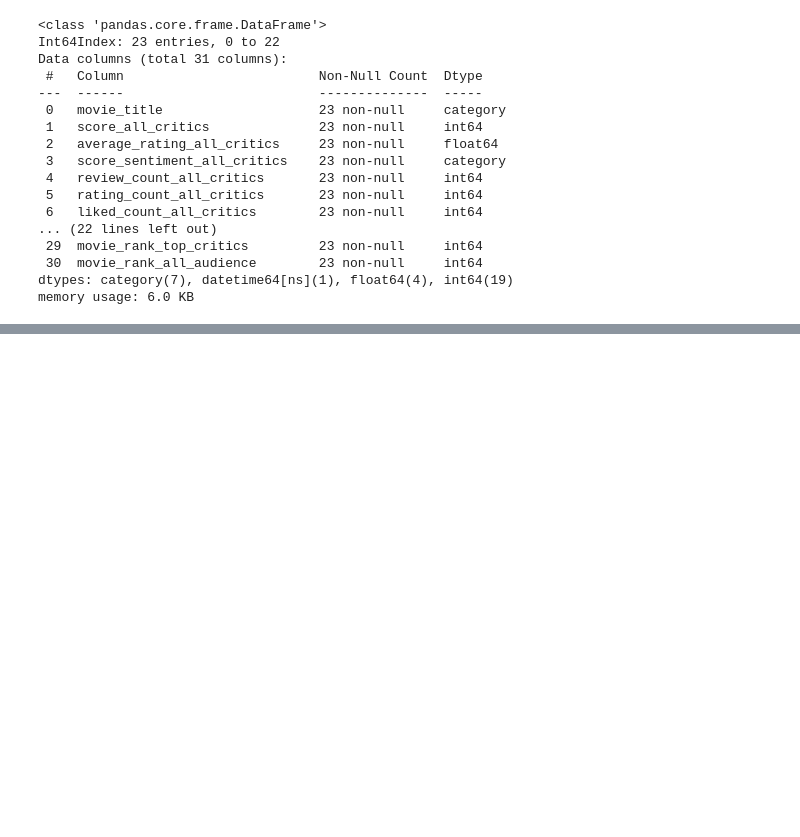
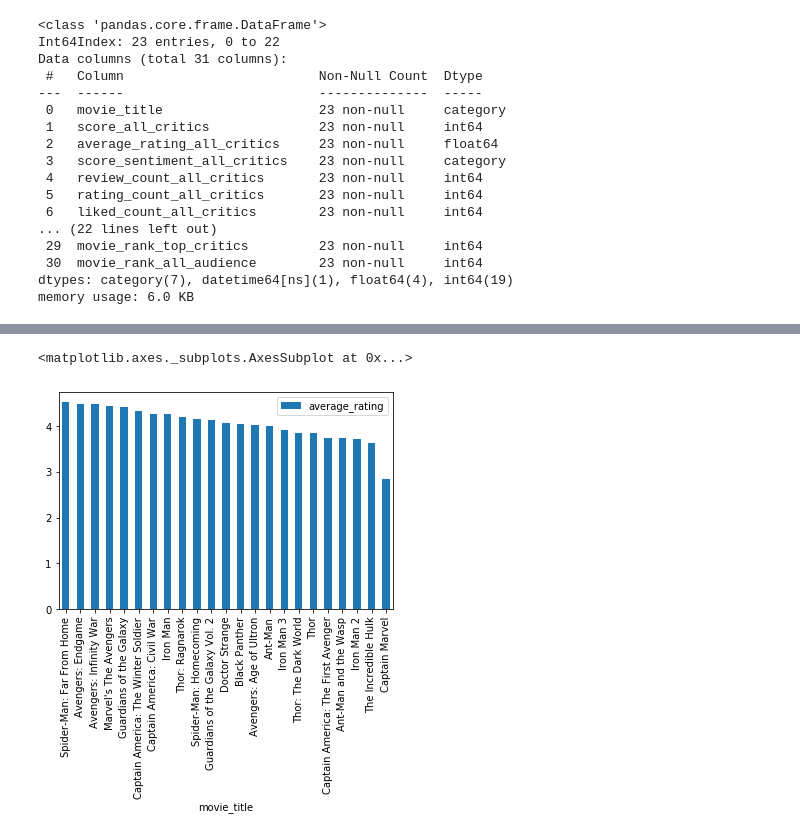
Before and after one commit to ezeahunanya/marvel_cinematic_universe_movie_ratings, a Jupyter notebook: Marvel Movie Scores.ipynb, the cells around one changed output, grey strips where cells are left out. Cells and saved outputs as stored; diff of their text form; code cells hidden in the pictures; blank space fills up the shorter version.

```diff
--- a/Marvel Movie Scores.ipynb
+++ b/Marvel Movie Scores.ipynb
@@ -526,0 +538,6 @@ df1.to_csv('mcu_movie_scores.csv', index=False)
+# %%
+df[df.audience_type == 'All Audience'].sort_values(by='average_rating',
+               ascending=False).plot.bar(x='movie_title', y='average_rating', rot=90)
+# %% [output]
+<matplotlib.axes._subplots.AxesSubplot at 0x...>
+[figure, added]
```
Also changed, not shown: parts of 8 cells of this notebook.
